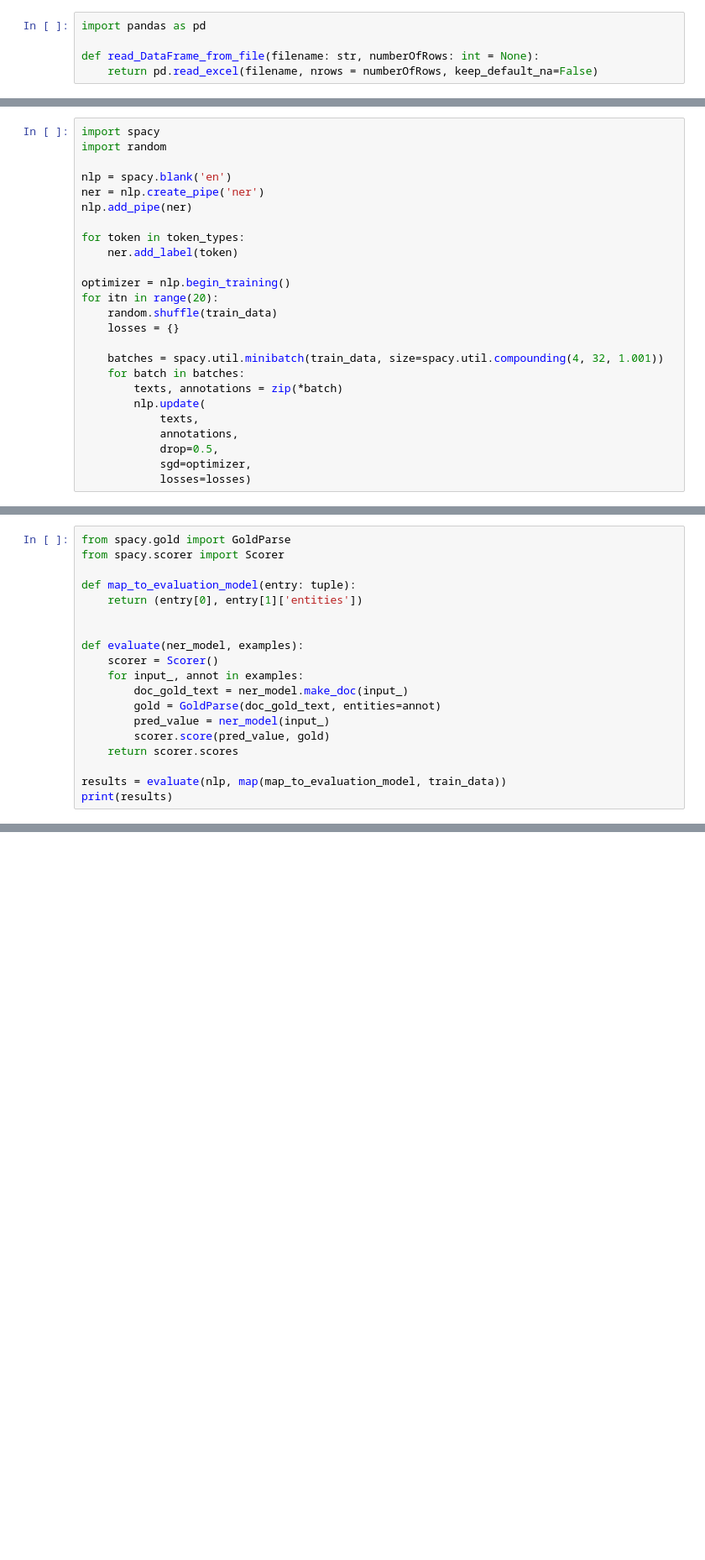
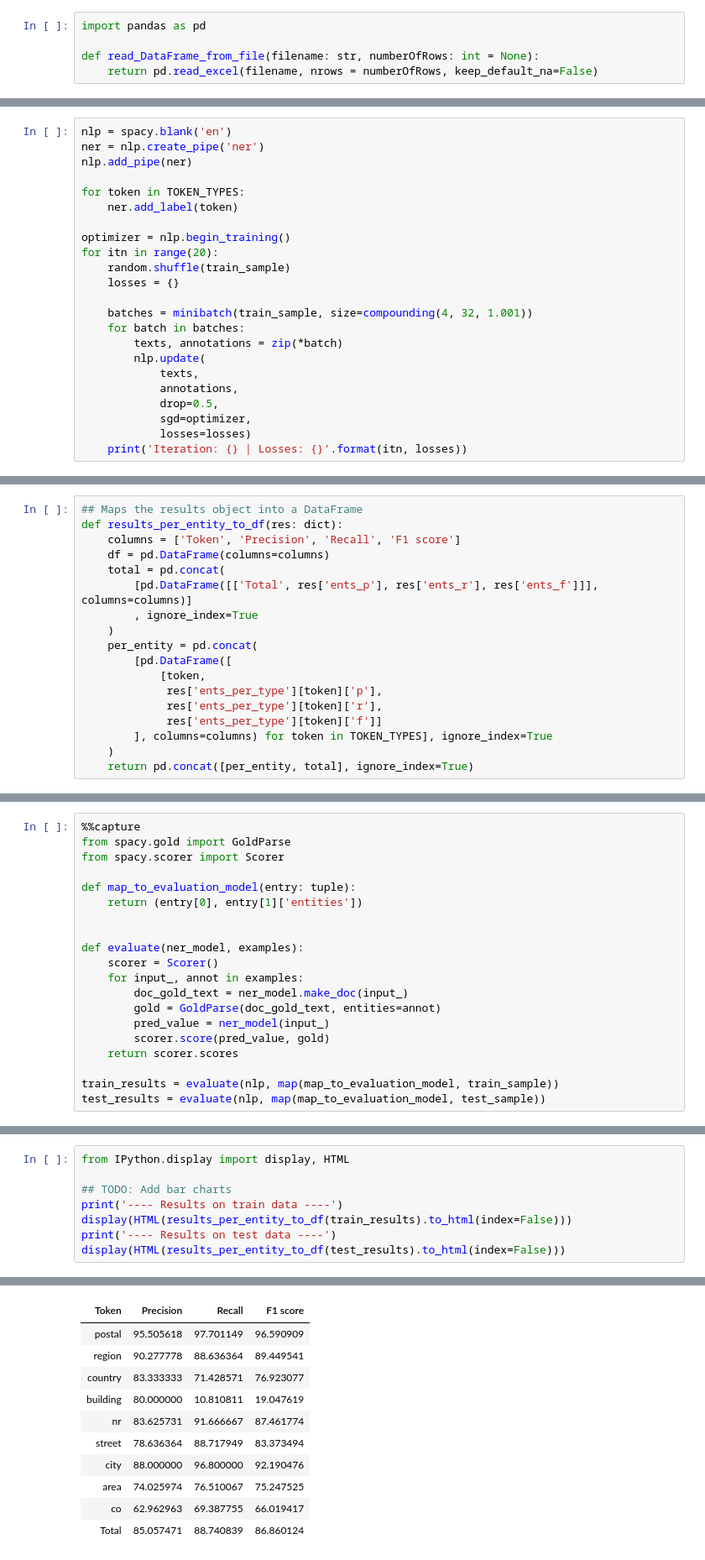
Before and after one commit to MKarolis/address-parsing-nlp, a Jupyter notebook: DOCUMENTATION.ipynb, the cells around one changed output, grey strips where cells are left out. Shown at 84% size. Saved outputs shown, nothing was run; the diff lists cells and outputs as text; blank space fills up the shorter version.

```diff
--- a/DOCUMENTATION.ipynb
+++ b/DOCUMENTATION.ipynb
@@ -102,20 +234,17 @@ Entities (4, 6, 'nr') and (0, 6, 'postal') overlap in "440028, g. Penza, ul. Ger
 # %%
-import spacy
-import random
-
 nlp = spacy.blank('en')
 ner = nlp.create_pipe('ner')
 nlp.add_pipe(ner)
 
-for token in token_types:
+for token in TOKEN_TYPES:
     ner.add_label(token)
 
 optimizer = nlp.begin_training()
 for itn in range(20):
-    random.shuffle(train_data)
+    random.shuffle(train_sample)
     losses = {}
 
-    batches = spacy.util.minibatch(train_data, size=spacy.util.compounding(4, 32, 1.001))
+    batches = minibatch(train_sample, size=compounding(4, 32, 1.001))
     for batch in batches:
         texts, annotations = zip(*batch)
         nlp.update(
@@ -124,3 +253,4 @@ for itn in range(20):
             drop=0.5,
             sgd=optimizer,
             losses=losses)
+    print('Iteration: {} | Losses: {}'.format(itn, losses))
@@ -151,0 +281,18 @@ Heilongjiang Entities [('Heilongjiang', 'region')]
+# %%
+## Maps the results object into a DataFrame
+def results_per_entity_to_df(res: dict):
+    columns = ['Token', 'Precision', 'Recall', 'F1 score']
+    df = pd.DataFrame(columns=columns)
+    total = pd.concat(
+        [pd.DataFrame([['Total', res['ents_p'], res['ents_r'], res['ents_f']]], columns=columns)]
+        , ignore_index=True
+    )
+    per_entity = pd.concat(
+        [pd.DataFrame([
+            [token,
+             res['ents_per_type'][token]['p'],
+             res['ents_per_type'][token]['r'],
+             res['ents_per_type'][token]['f']]
+        ], columns=columns) for token in TOKEN_TYPES], ignore_index=True
+    )
+    return pd.concat([per_entity, total], ignore_index=True)
@@ -152,4 +301,5 @@ Heilongjiang Entities [('Heilongjiang', 'region')]
 # %%
+%%capture
 from spacy.gold import GoldParse
 from spacy.scorer import Scorer
 
@@ -166,5 +316,5 @@ def evaluate(ner_model, examples):
         scorer.score(pred_value, gold)
     return scorer.scores
 
-results = evaluate(nlp, map(map_to_evaluation_model, train_data))
-print(results)
+train_results = evaluate(nlp, map(map_to_evaluation_model, train_sample))
+test_results = evaluate(nlp, map(map_to_evaluation_model, test_sample))
@@ -172,0 +321,9 @@ print(results)
+# %%
+from IPython.display import display, HTML
+
+## TODO: Add bar charts
+print('---- Results on train data ----')
+display(HTML(results_per_entity_to_df(train_results).to_html(index=False)))
+print('---- Results on test data ----')
+display(HTML(results_per_entity_to_df(test_results).to_html(index=False)))
+# %% [output]
@@ -172,0 +331,11 @@ print(results)
+| Token | Precision | Recall | F1 score |
+| postal | 95.505618 | 97.701149 | 96.590909 |
+| region | 90.277778 | 88.636364 | 89.449541 |
+| country | 83.333333 | 71.428571 | 76.923077 |
+| building | 80.000000 | 10.810811 | 19.047619 |
+| nr | 83.625731 | 91.666667 | 87.461774 |
+| street | 78.636364 | 88.717949 | 83.373494 |
+| city | 88.000000 | 96.800000 | 92.190476 |
+| area | 74.025974 | 76.510067 | 75.247525 |
+| co | 62.962963 | 69.387755 | 66.019417 |
+| Total | 85.057471 | 88.740839 | 86.860124 |
```
Also changed, not shown: parts of 40 cells of this notebook, 3 other files.
